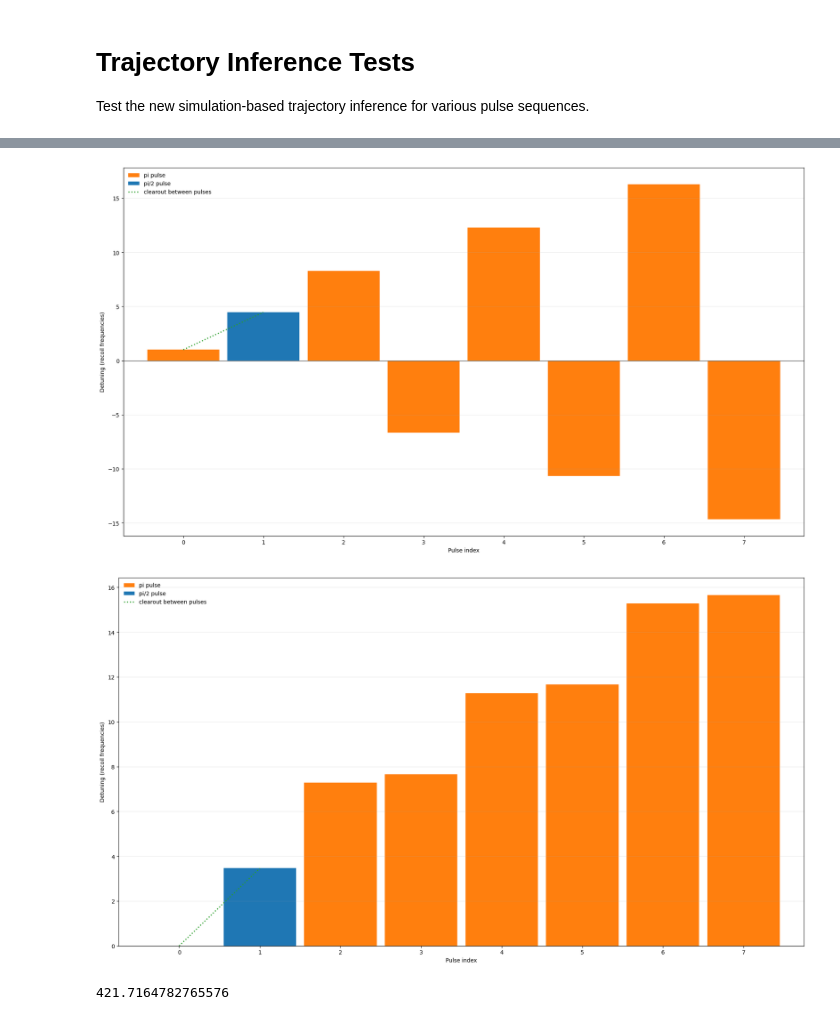
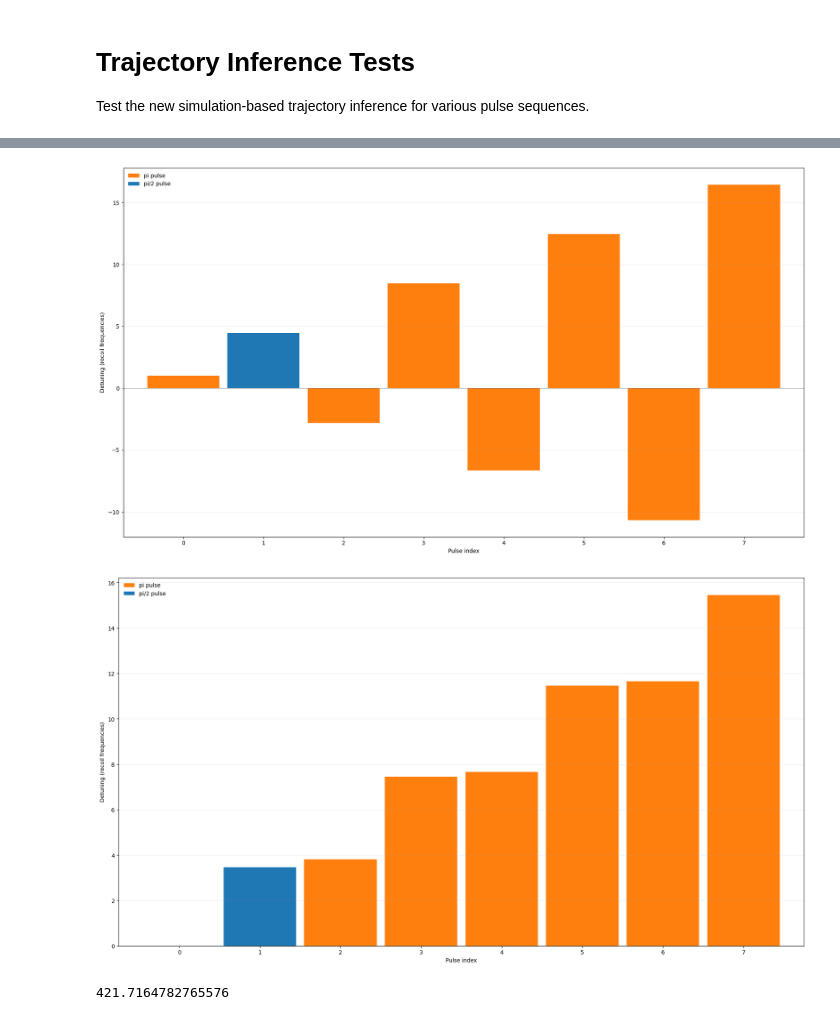
Before and after one commit to charlesbaynham/LMT_sim_scratch, a Jupyter notebook: notebooks/true_LMT_trajectory.ipynb, the cells around one changed output, grey strips where cells are left out. Saved outputs shown, nothing was run; the diff lists cells and outputs as text; code cells hidden in the pictures.

Commit message:
Try with pulse sequence that correctly reports the OPLL centre frequency

```diff
--- a/notebooks/true_LMT_trajectory.ipynb
+++ b/notebooks/true_LMT_trajectory.ipynb
@@ -285,7 +285,7 @@ plot_sequence, _ = build_sequence_from_lab_pulse_dump(
     opll_hz=opll_hz,
     beam_hz=beam_hz,
 )
-plot_sequence = add_true_lmt_clearouts(plot_sequence[1:])
+# plot_sequence = add_true_lmt_clearouts(plot_sequence[1:])
 
 # Truncate
 plot_sequence = plot_sequence[:16]
@@ -335,34 +335,34 @@ for left_index, right_index in clearout_links:
 
 tick_step = max(1, len(pulse_indices) // 20)
 ax.set_xticks(pulse_indices[::tick_step])
 ax.set_xlim(-0.75, len(pulse_indices) - 0.25)
 ax.set_xlabel("Pulse index")
 ax.set_ylabel("Detuning (recoil frequencies)")
 ax.axhline(0.0, color="0.3", linewidth=0.8)
 ax.grid(axis="y", alpha=0.25)
 
 legend_handles = [
     Patch(facecolor="tab:orange", label="pi pulse"),
     Patch(facecolor="tab:blue", label="pi/2 pulse"),
 ]
 if clearout_links:
     legend_handles.append(
         Line2D(
             [0],
             [0],
             color="tab:green",
             linestyle=":",
             linewidth=2,
             label="clearout between pulses",
         )
     )
 
 ax.legend(handles=legend_handles, loc="upper left", frameon=False)
 plt.tight_layout()
 
 plt.savefig("lab_pulse_sequence.png", dpi=300)
 # %% [output]
-[figure, old version]
+[figure, new version]
 # %%
 from matplotlib.lines import Line2D
 from matplotlib.patches import Patch
@@ -374,7 +374,7 @@ plot_sequence, _ = build_sequence_from_lab_pulse_dump(
     opll_hz=opll_hz,
     beam_hz=beam_hz,
 )
-plot_sequence = add_true_lmt_clearouts(plot_sequence[1:])
+# plot_sequence = add_true_lmt_clearouts(plot_sequence[1:])
 
 # Truncate
 plot_sequence = plot_sequence[:16]
@@ -456,7 +456,7 @@ plt.tight_layout()
 
 plt.savefig("lab_pulse_sequence.png", dpi=300)
 # %% [output]
-[figure, old version]
+[figure, new version]
 # %%
  (sim.RECOIL_FREQUENCY_HZ * 2 - 9400 ) * 30
 # %% [output]
```
Also changed, not shown: parts of 3 cells of this notebook.
